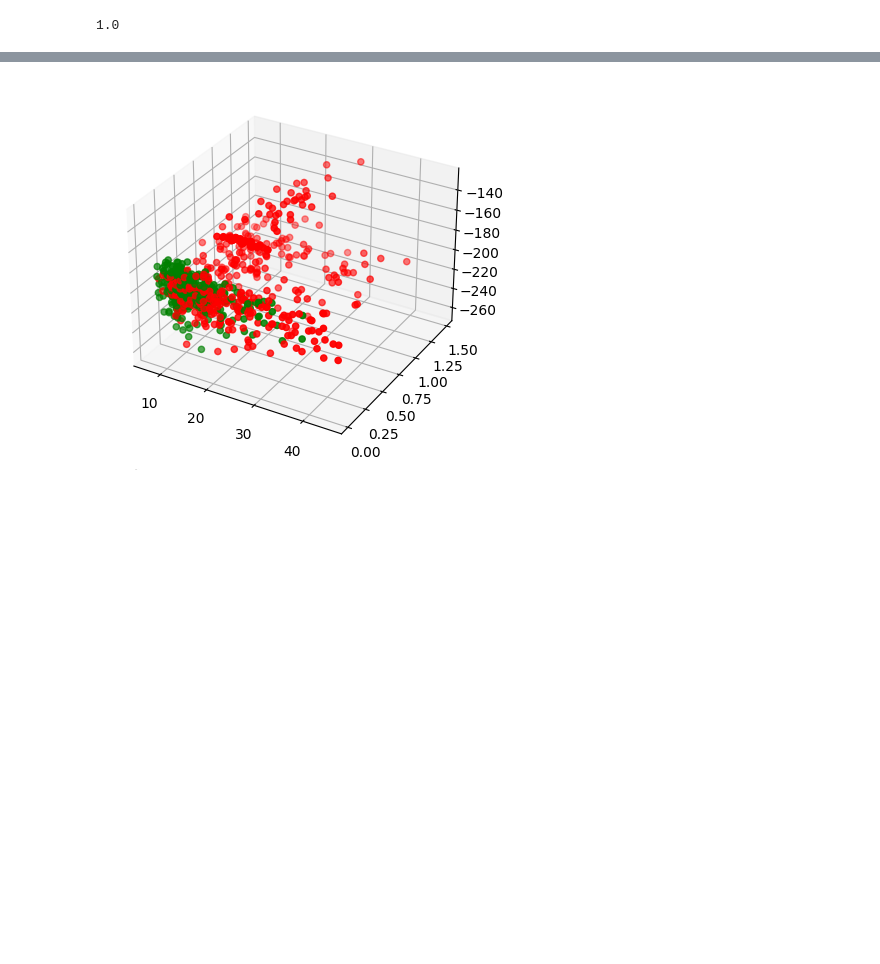
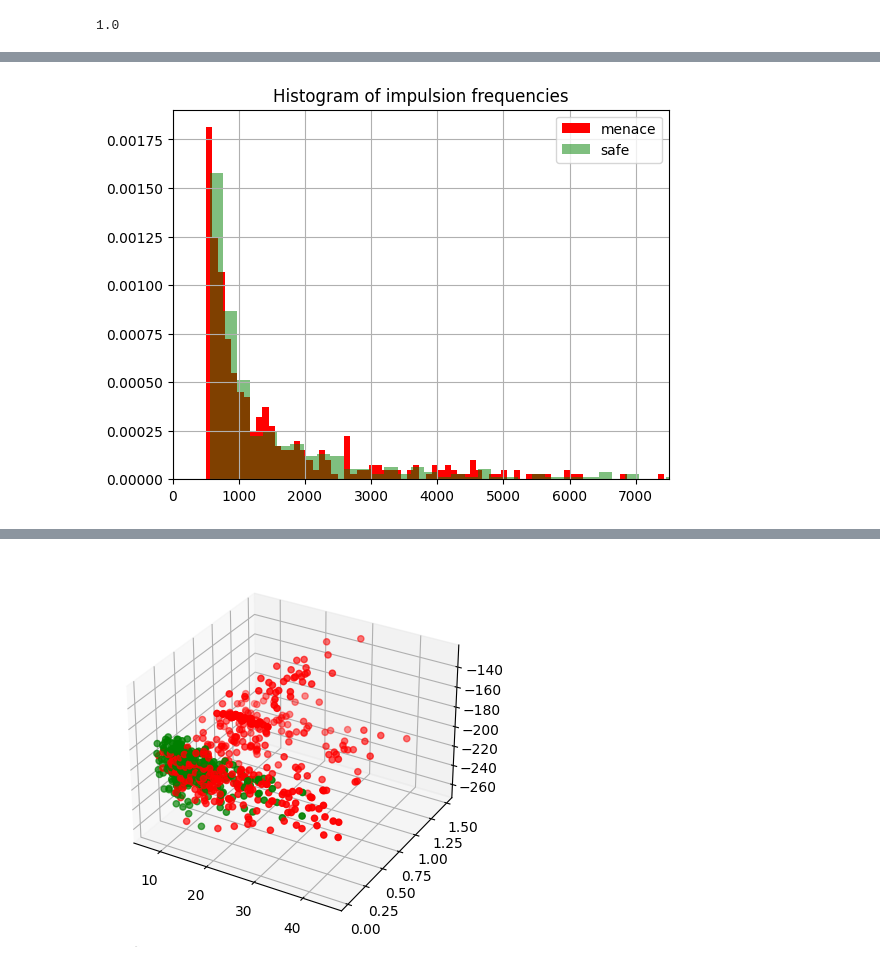
Before and after one commit to balthazarneveu/MVA23_SIGNAL, a Jupyter notebook: lab_02/rapport.ipynb, the cells around one changed output, grey strips where cells are left out. Cells and saved outputs as stored; diff of their text form; code cells hidden in the pictures; blank space fills up the shorter version.

```diff
--- a/lab_02/rapport.ipynb
+++ b/lab_02/rapport.ipynb
@@ -255,3 +292,13 @@ plt.show()
+# %%
+plt.hist([el for idx, el in enumerate(df.impulsion_freq) if df.menace[idx]], color="r", bins=100, label="menace", density=True)
+plt.hist([el for idx, el in enumerate(df.impulsion_freq) if not df.menace[idx]], color="g", bins=100, alpha=0.5, label="safe", density=True)
+plt.title("Histogram of impulsion frequencies")
+plt.grid()
+plt.xlim(0, 7500)
+plt.legend()
+plt.show()
+# %% [output]
+[figure, added]
 # %%
 # "HANDCRAFTED" FEATURE COMPUTATION
 def get_good_features(df: pd.DataFrame, feature_dimension=None) -> Tuple[List, List]:
```
Also changed, not shown: parts of 11 cells of this notebook.
